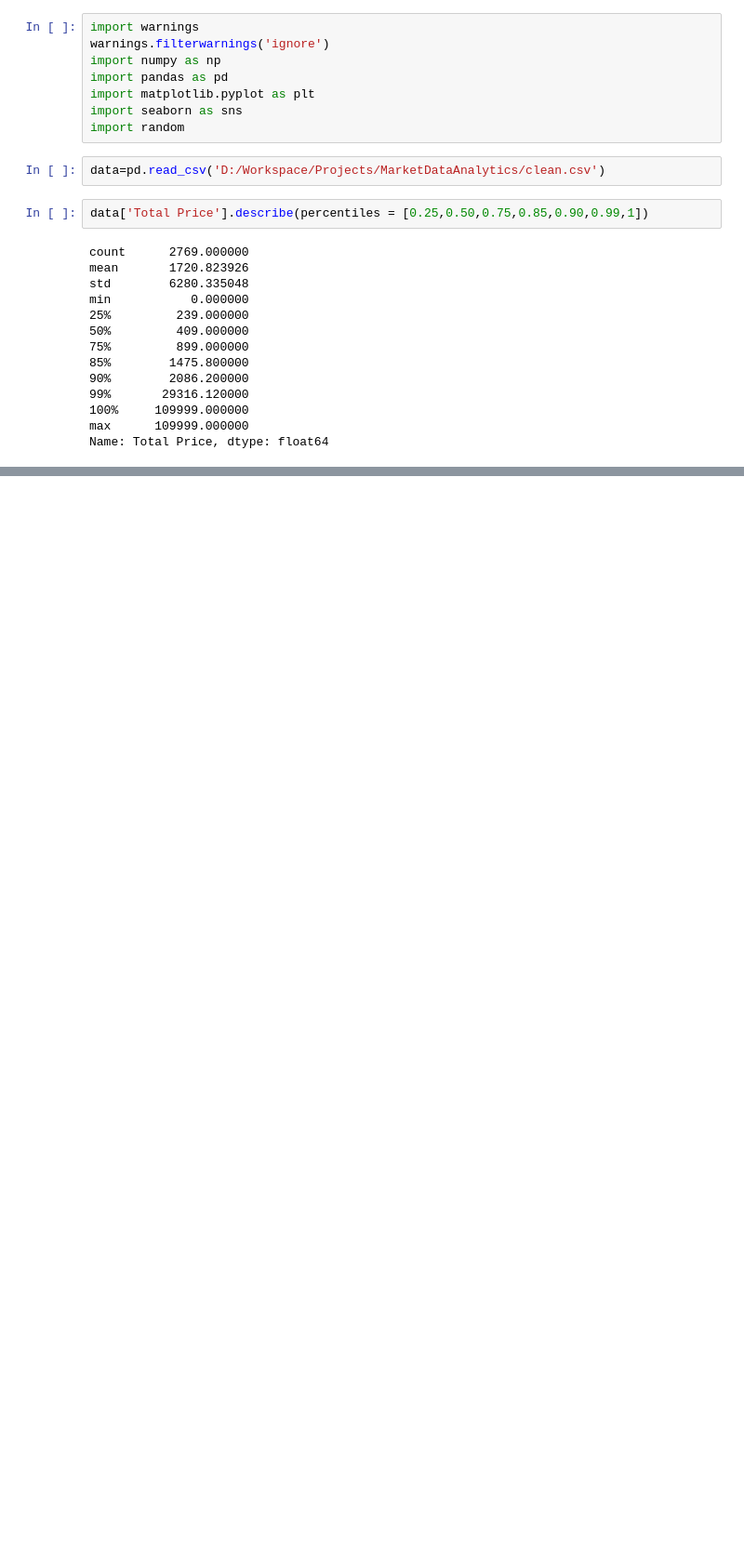
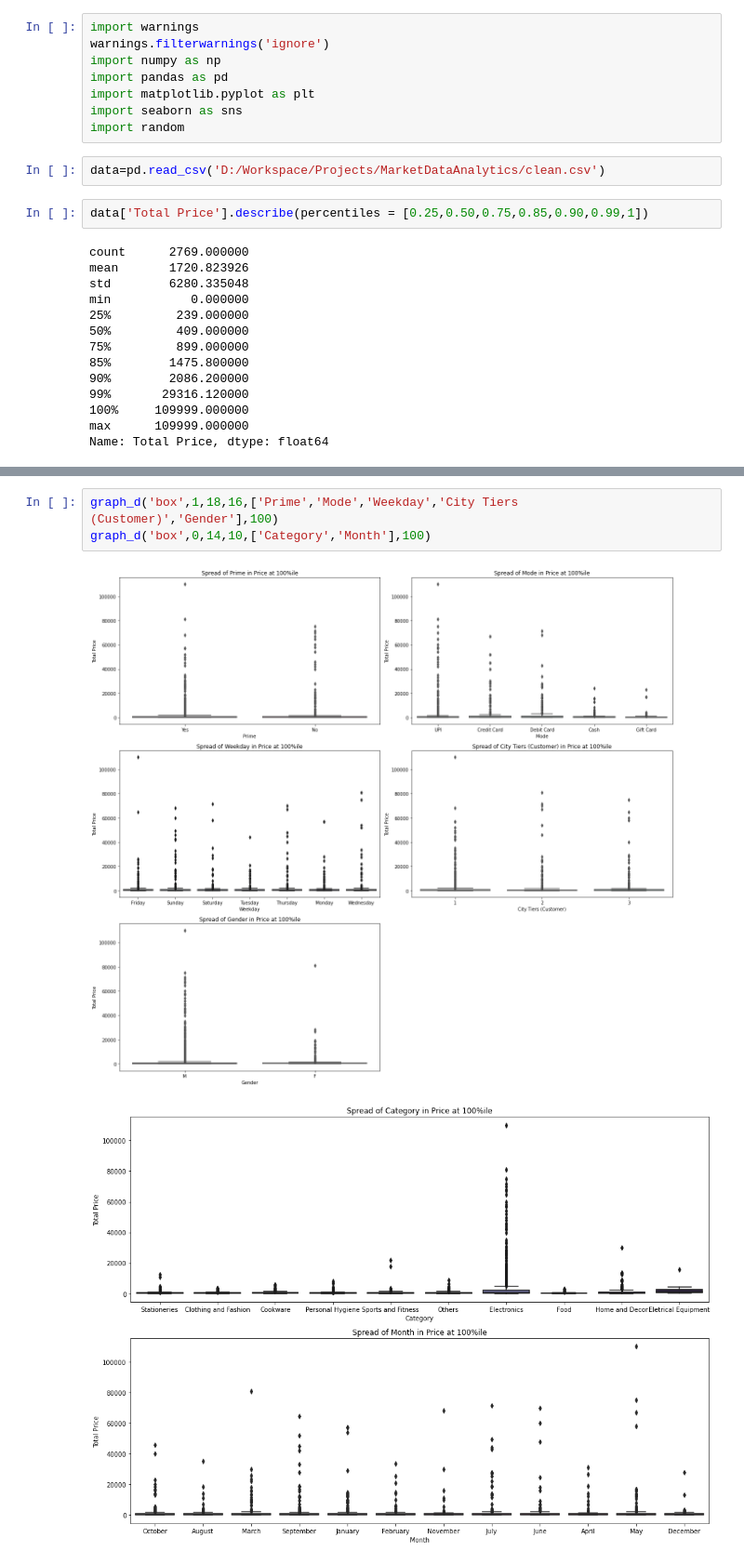
Before and after one commit to susmitds/Amazon_Market_Data_Analytics, a Jupyter notebook: 2_Exploratory_Data_Analysis.ipynb, the cells around one changed output, grey strips where cells are left out. Shown at 93% size. Drawn from its saved outputs; the diff is of its cells as text; blank space fills up the shorter version.

```diff
--- a/2_Exploratory_Data_Analysis.ipynb
+++ b/2_Exploratory_Data_Analysis.ipynb
@@ -87,0 +97,6 @@ graph_d('hist',1,18,24,['Category','Prime','Mode','Weekday','Month', 'City Tiers
+# %%
+graph_d('box',1,18,16,['Prime','Mode','Weekday','City Tiers (Customer)','Gender'],100)
+graph_d('box',0,14,10,['Category','Month'],100)
+# %% [output]
+[figure, added]
+[figure, added]
```
Also changed, not shown: parts of 7 cells of this notebook.
